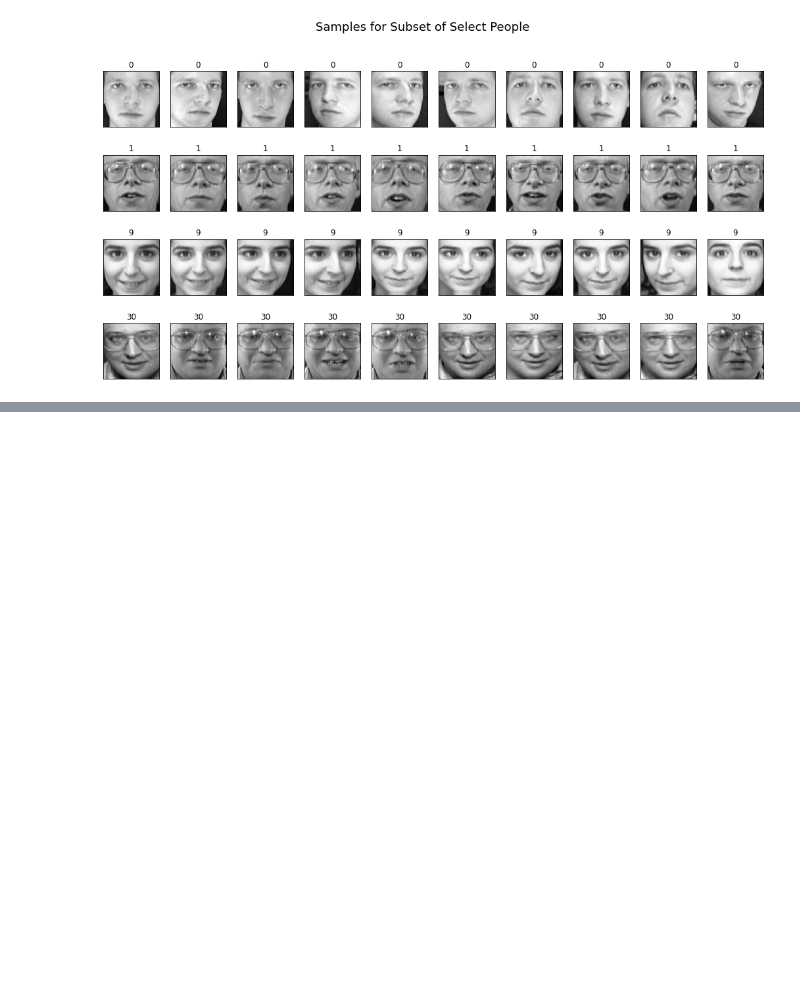
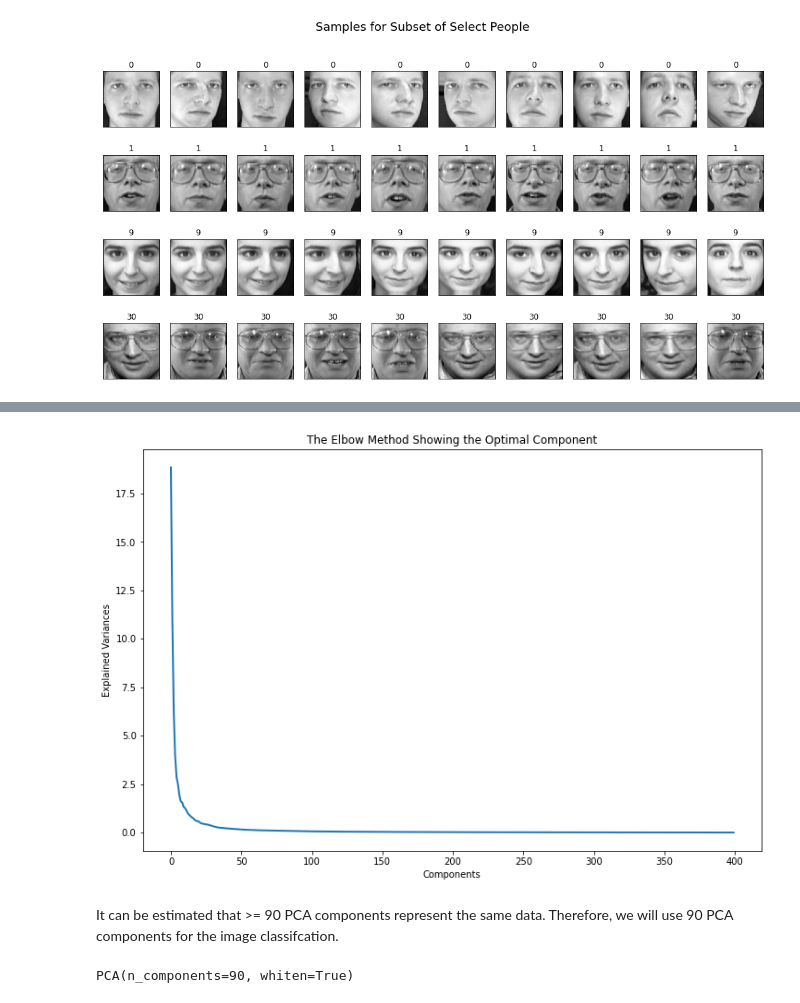
Before and after one commit to mitsukakiyohara/ATCS-2021, a Jupyter notebook: finalProject/test-main.ipynb, the cells around one changed output, grey strips where cells are left out. Drawn from its saved outputs; the diff is of its cells as text; code cells hidden in the pictures; blank space fills up the shorter version.

```diff
--- a/finalProject/test-main.ipynb
+++ b/finalProject/test-main.ipynb
@@ -82,0 +89,15 @@ X = data.reshape((num_samples, image_size))
+# %%
+# Find optimum number of principle component (n_component)
+pca = PCA()
+pca.fit(X)
+plt.figure(1, figsize=(12,8))
+plt.plot(pca.explained_variance_, linewidth=2)
+
+plt.xlabel('Components')
+plt.ylabel('Explained Variances')
+plt.title('The Elbow Method Showing the Optimal Component')
+plt.show()
+# %% [output]
+[figure, added]
+# %% [markdown]
+It can be estimated that >= 90 PCA components represent the same data. Therefore, we will use 90 PCA components for the image classifcation.
@@ -82,0 +109,6 @@ X = data.reshape((num_samples, image_size))
+# %%
+n_components = 90
+pca = PCA(n_components=n_components, whiten=True)
+pca.fit(X_train)
+# %% [output]
+PCA(n_components=90, whiten=True)
```
Also changed, not shown: parts of 13 cells of this notebook, 1 other file.
